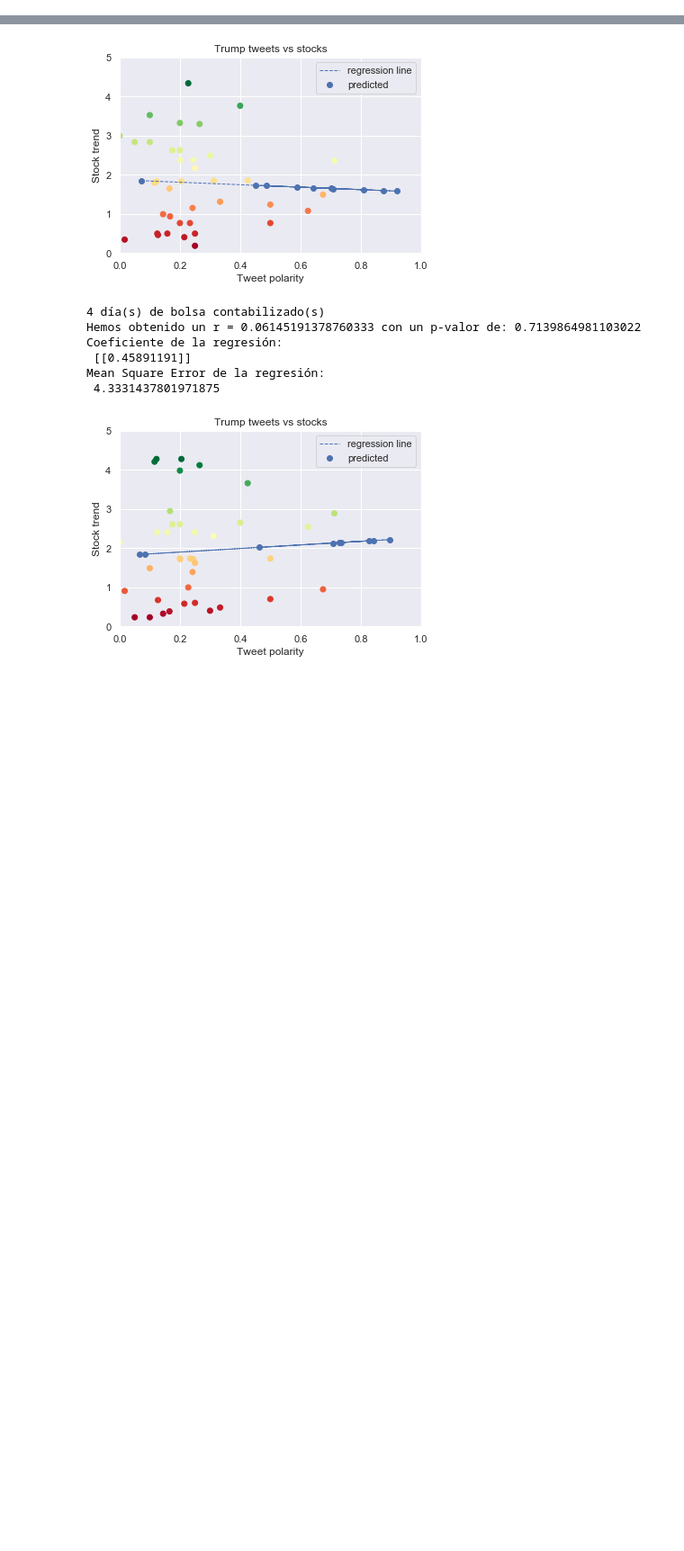
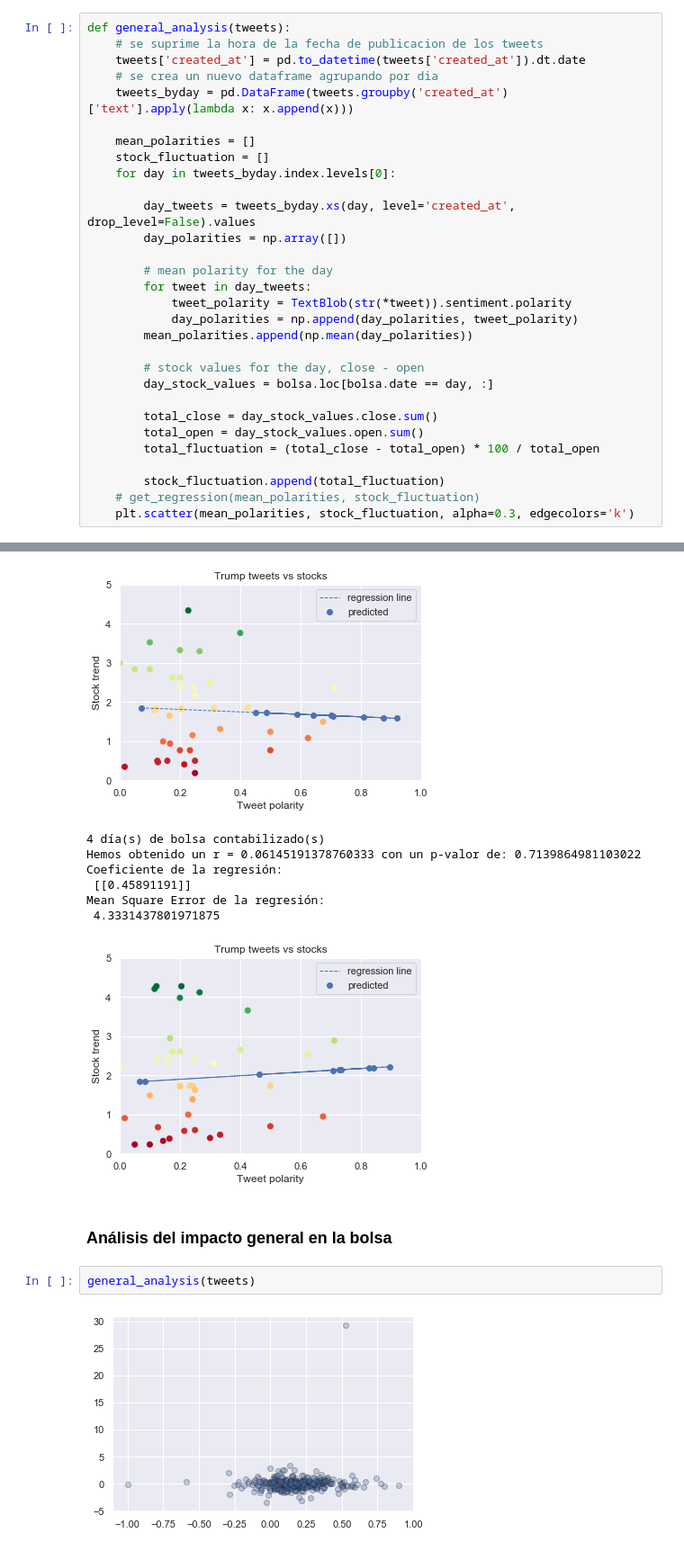
Before and after one commit to AMSUFV/tweet-sentiment-vs-stocks, a Jupyter notebook: dm_final.ipynb, the cells around one changed output, grey strips where cells are left out. Shown at 90% size. Drawn from its saved outputs; the diff is of its cells as text; blank space fills up the shorter version.

Commit message:
añadido análisis general

```diff
--- a/dm_final.ipynb
+++ b/dm_final.ipynb
@@ -298,6 +299,36 @@ def plot_stats(polarities, differences, reg_info=None):
 
     plt.grid(True)
     plt.show()
+# %%
+def general_analysis(tweets):
+    # se suprime la hora de la fecha de publicacion de los tweets
+    tweets['created_at'] = pd.to_datetime(tweets['created_at']).dt.date
+    # se crea un nuevo dataframe agrupando por dia
+    tweets_byday = pd.DataFrame(tweets.groupby('created_at')['text'].apply(lambda x: x.append(x)))
+
+    mean_polarities = []
+    stock_fluctuation = []
+    for day in tweets_byday.index.levels[0]:
+
+        day_tweets = tweets_byday.xs(day, level='created_at', drop_level=False).values
+        day_polarities = np.array([])
+
+        # mean polarity for the day
+        for tweet in day_tweets:
+            tweet_polarity = TextBlob(str(*tweet)).sentiment.polarity
+            day_polarities = np.append(day_polarities, tweet_polarity)
+        mean_polarities.append(np.mean(day_polarities))
+
+        # stock values for the day, close - open
+        day_stock_values = bolsa.loc[bolsa.date == day, :]
+
+        total_close = day_stock_values.close.sum()
+        total_open = day_stock_values.open.sum()
+        total_fluctuation = (total_close - total_open) * 100 / total_open
+
+        stock_fluctuation.append(total_fluctuation)
+    # get_regression(mean_polarities, stock_fluctuation)
+    plt.scatter(mean_polarities, stock_fluctuation, alpha=0.3, edgecolors='k')
 # %%
 full_analysis(empresas, tweets, bolsa_ext, windows=4)
 # %% [output]
@@ -329,3 +360,9 @@ Coeficiente de la regresión:
 Mean Square Error de la regresión:
  4.3331437801971875
 [figure]
+# %% [markdown]
+### Análisis del impacto general en la bolsa
+# %%
+general_analysis(tweets)
+# %% [output]
+[figure, added]
```
Also changed, not shown: parts of 1 cell of this notebook.
